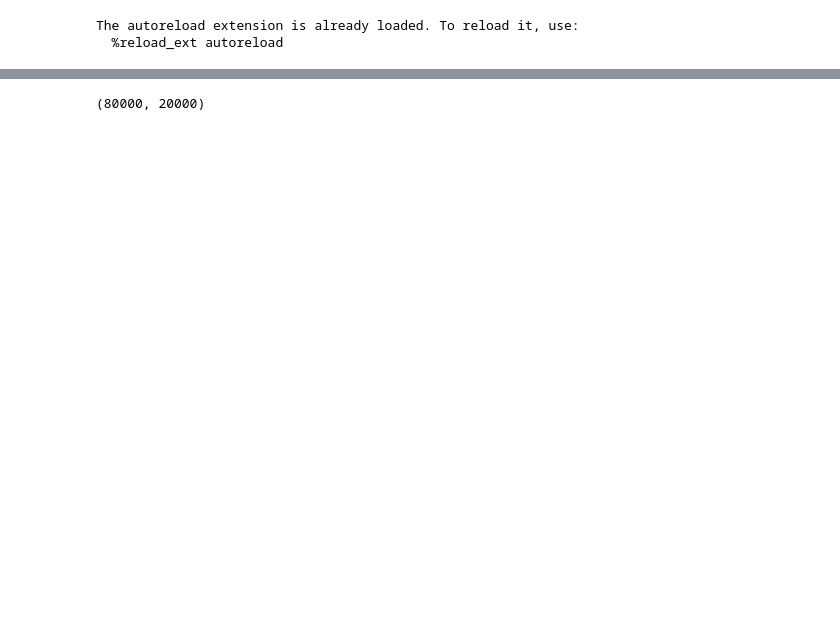
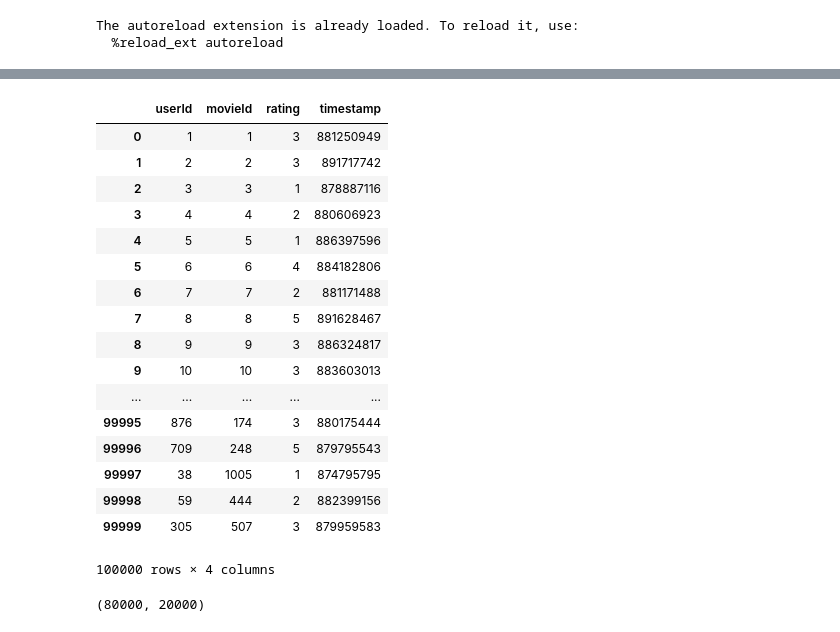
Before and after one commit to lab-ml-itba/14_Sistemas_Recomendacion, a Jupyter notebook: 3_MF-KERAS.ipynb, the cells around one changed output, grey strips where cells are left out. Saved outputs shown, nothing was run; the diff lists cells and outputs as text; code cells hidden in the pictures; blank space fills up the shorter version.

```diff
--- a/3_MF-KERAS.ipynb
+++ b/3_MF-KERAS.ipynb
@@ -18,6 +59,27 @@ movie2Idx = {o:i+1 for i,o in enumerate(m_unique)}
 # %%
 ratings.userId = ratings.userId.apply(lambda x: user2Idx[x])
 ratings.movieId = ratings.movieId.apply(lambda x: movie2Idx[x])
+# %%
+ratings
+# %% [output]
+|  | userId | movieId | rating | timestamp |
+| 0 | 1 | 1 | 3 | 881250949 |
+| 1 | 2 | 2 | 3 | 891717742 |
+| 2 | 3 | 3 | 1 | 878887116 |
+| 3 | 4 | 4 | 2 | 880606923 |
+| 4 | 5 | 5 | 1 | 886397596 |
+| 5 | 6 | 6 | 4 | 884182806 |
+| 6 | 7 | 7 | 2 | 881171488 |
+| 7 | 8 | 8 | 5 | 891628467 |
+| 8 | 9 | 9 | 3 | 886324817 |
+| 9 | 10 | 10 | 3 | 883603013 |
+| ... | ... | ... | ... | ... |
+| 99995 | 876 | 174 | 3 | 880175444 |
+| 99996 | 709 | 248 | 5 | 879795543 |
+| 99997 | 38 | 1005 | 1 | 874795795 |
+| 99998 | 59 | 444 | 2 | 882399156 |
+| 99999 | 305 | 507 | 3 | 879959583 |
+100000 rows × 4 columns
 # %%
 from sklearn.model_selection import train_test_split
 ratings_train, ratings_val = train_test_split(ratings, test_size=0.2)
```
Also changed, not shown: parts of 11 cells of this notebook, 9 other files.
